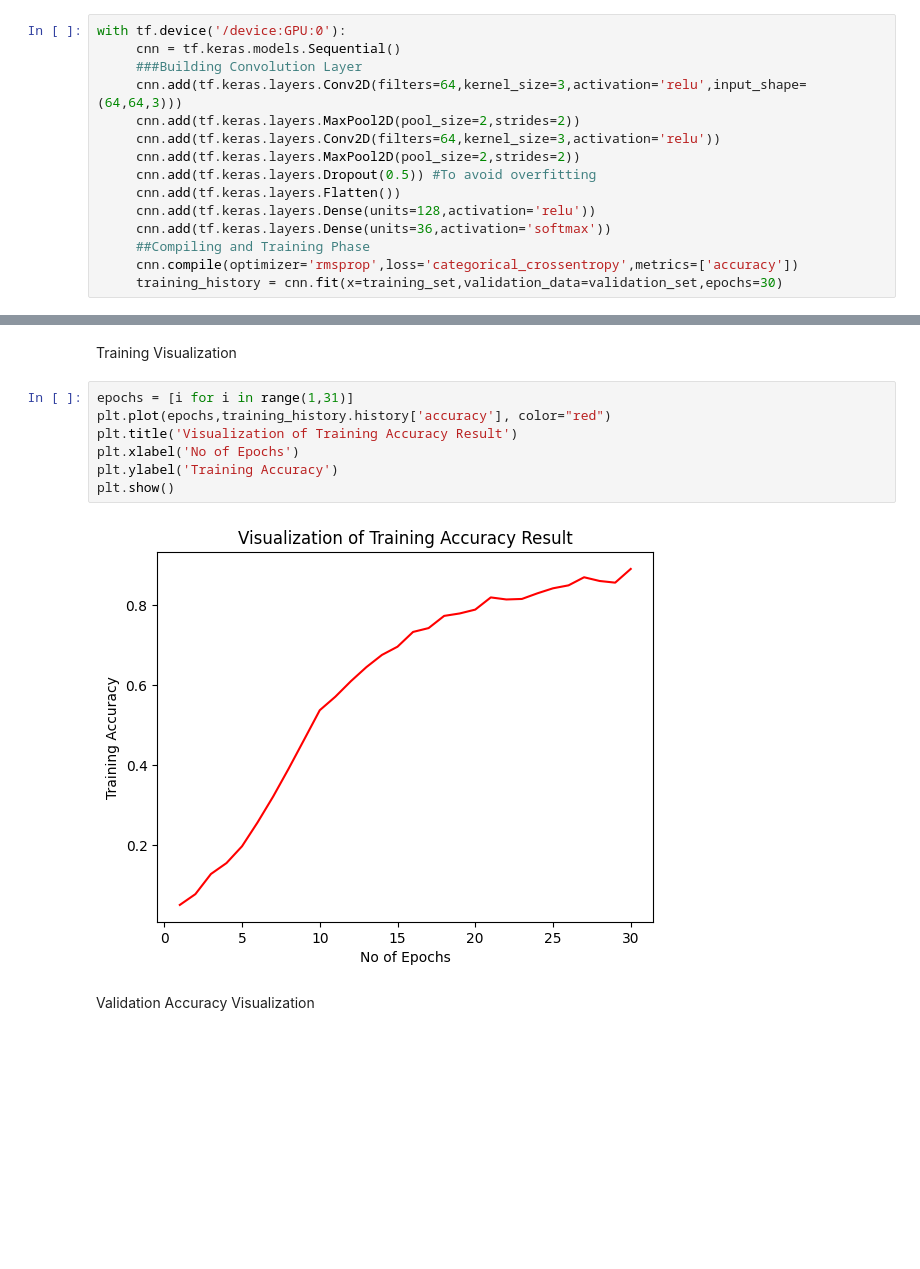
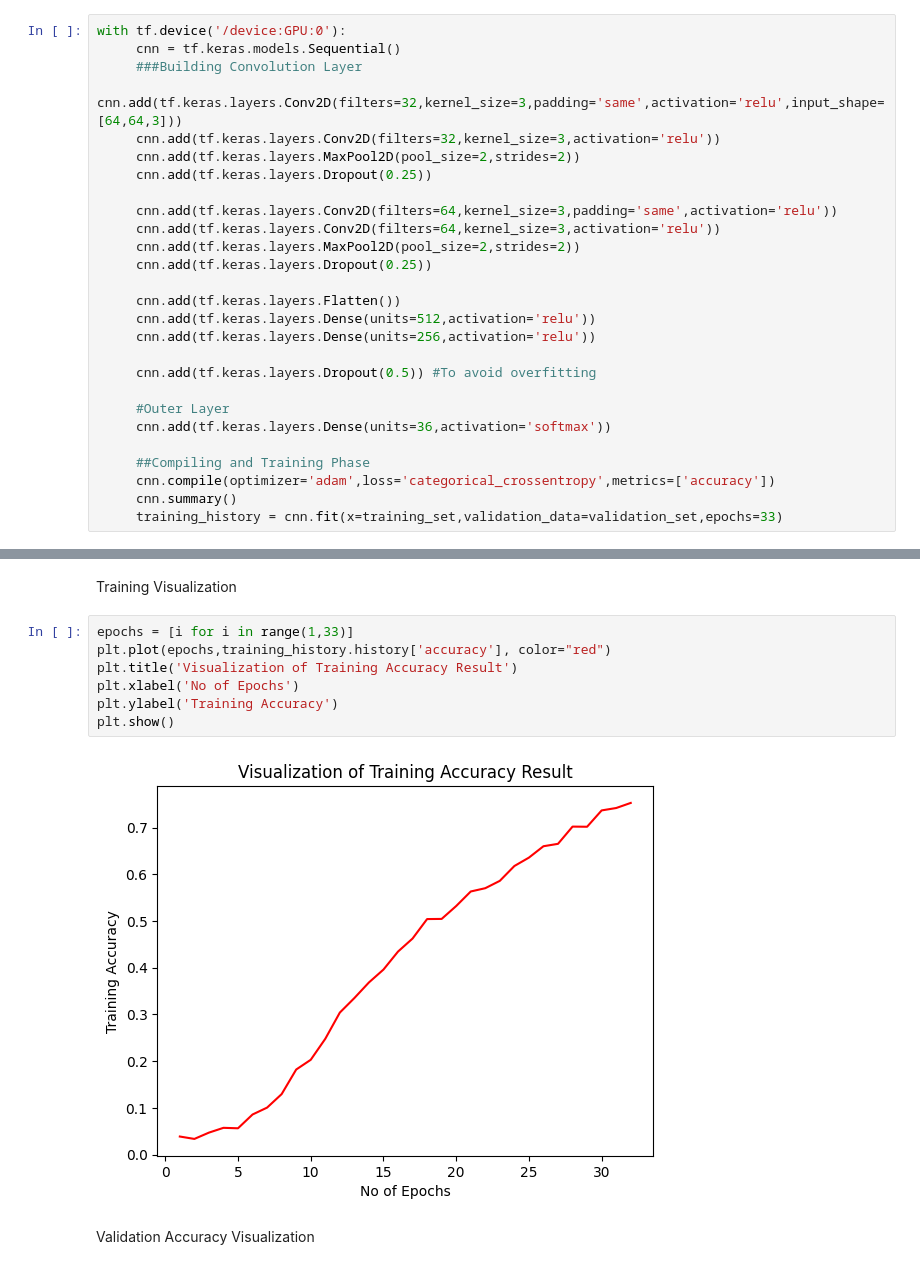
Before and after one commit to DexTerMtor-Rahul/Fruit_Vegetable_Image_Classification, a Jupyter notebook: Training_fruit_vegetables.ipynb, the cells around one changed output, grey strips where cells are left out. Saved outputs shown, nothing was run; the diff lists cells and outputs as text; blank space fills up the shorter version.

```diff
--- a/Training_fruit_vegetables.ipynb
+++ b/Training_fruit_vegetables.ipynb
@@ -53,15 +53,27 @@ Found 351 files belonging to 36 classes.
 with tf.device('/device:GPU:0'):
      cnn = tf.keras.models.Sequential()
      ###Building Convolution Layer
-     cnn.add(tf.keras.layers.Conv2D(filters=64,kernel_size=3,activation='relu',input_shape=(64,64,3)))
+     cnn.add(tf.keras.layers.Conv2D(filters=32,kernel_size=3,padding='same',activation='relu',input_shape=[64,64,3]))
+     cnn.add(tf.keras.layers.Conv2D(filters=32,kernel_size=3,activation='relu'))
      cnn.add(tf.keras.layers.MaxPool2D(pool_size=2,strides=2))
+     cnn.add(tf.keras.layers.Dropout(0.25))
+
+     cnn.add(tf.keras.layers.Conv2D(filters=64,kernel_size=3,padding='same',activation='relu'))
      cnn.add(tf.keras.layers.Conv2D(filters=64,kernel_size=3,activation='relu'))
      cnn.add(tf.keras.layers.MaxPool2D(pool_size=2,strides=2))
+     cnn.add(tf.keras.layers.Dropout(0.25))
+
+     cnn.add(tf.keras.layers.Flatten())
+     cnn.add(tf.keras.layers.Dense(units=512,activation='relu'))
+     cnn.add(tf.keras.layers.Dense(units=256,activation='relu'))
+
      cnn.add(tf.keras.layers.Dropout(0.5)) #To avoid overfitting
-     cnn.add(tf.keras.layers.Flatten())
-     cnn.add(tf.keras.layers.Dense(units=128,activation='relu'))
+
+     #Outer Layer
      cnn.add(tf.keras.layers.Dense(units=36,activation='softmax'))
+
      ##Compiling and Training Phase
-     cnn.compile(optimizer='rmsprop',loss='categorical_crossentropy',metrics=['accuracy'])
-     training_history = cnn.fit(x=training_set,validation_data=validation_set,epochs=30)
+     cnn.compile(optimizer='adam',loss='categorical_crossentropy',metrics=['accuracy'])
+     cnn.summary()
+     training_history = cnn.fit(x=training_set,validation_data=validation_set,epochs=33)
 # %% [output]
@@ -126,14 +138,14 @@ Accuracy visualization
 # %% [markdown]
 Training Visualization
 # %%
-epochs = [i for i in range(1,31)]
+epochs = [i for i in range(1,33)]
 plt.plot(epochs,training_history.history['accuracy'], color="red")
 plt.title('Visualization of Training Accuracy Result')
 plt.xlabel('No of Epochs')
 plt.ylabel('Training Accuracy')
 plt.show()
 # %% [output]
-[figure, old version]
+[figure, new version]
 # %% [markdown]
 Validation Accuracy Visualization
 # %%
```
Also changed, not shown: parts of 5 cells of this notebook, 3 other files.
